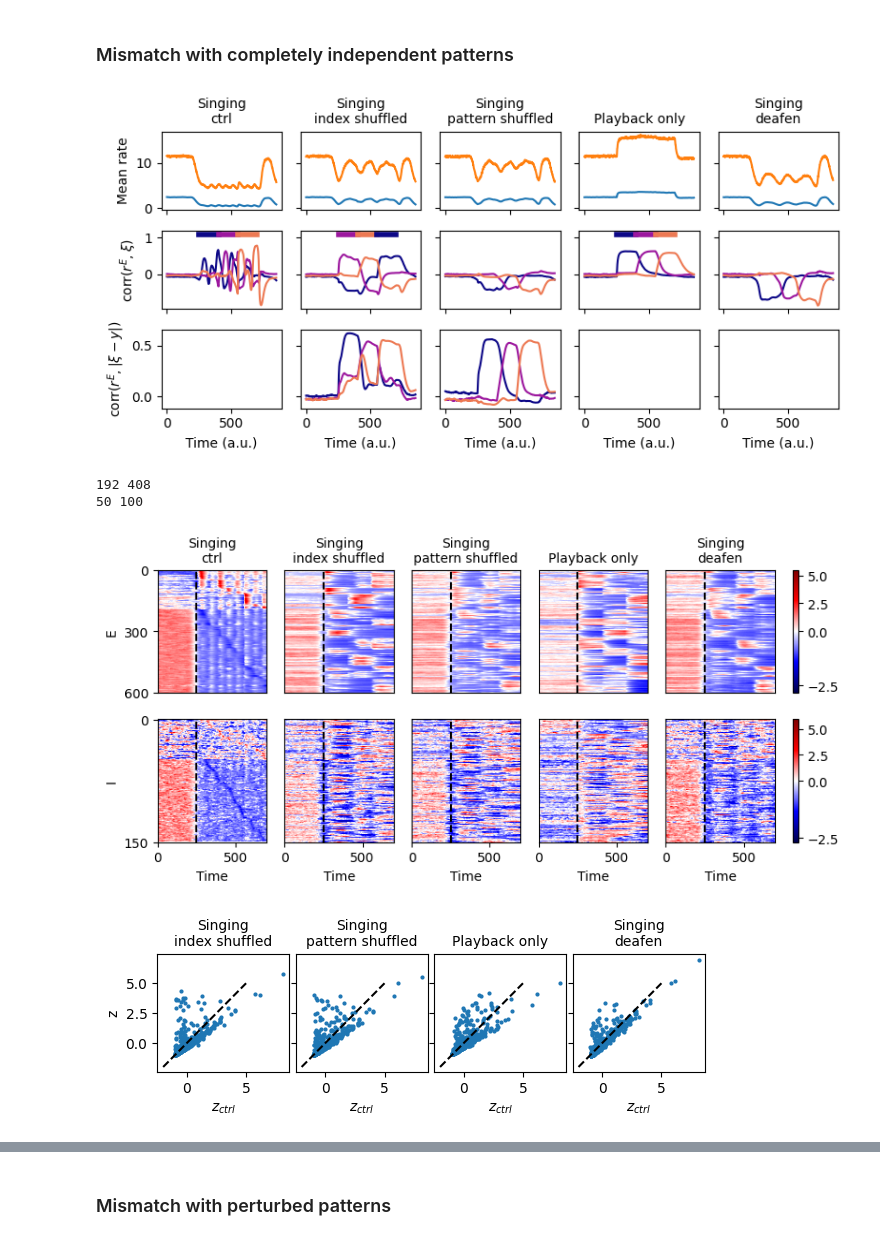
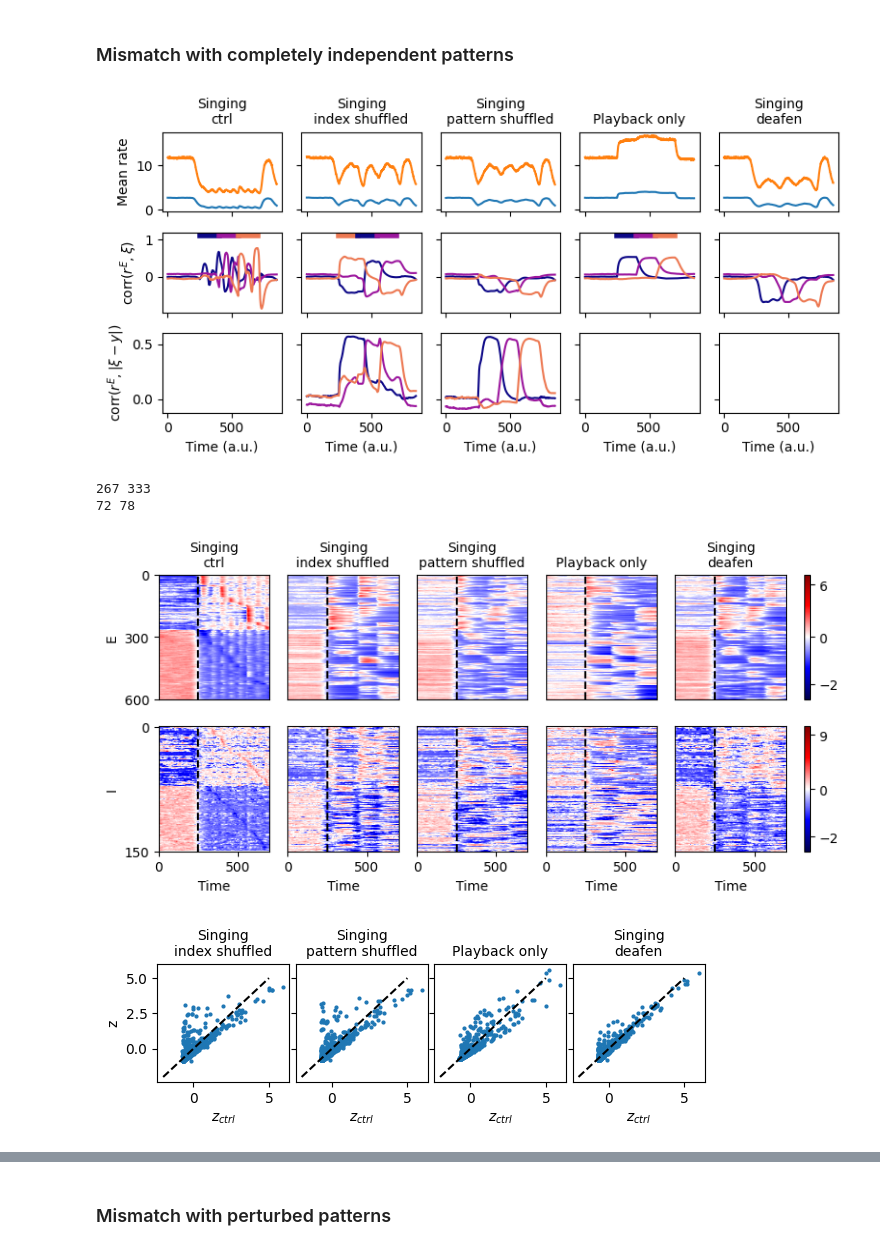
Before and after one commit to gongziyida/vocal-error-network, a Jupyter notebook: EI.ipynb, the cells around one changed output, grey strips where cells are left out. Saved outputs shown, nothing was run; the diff lists cells and outputs as text; code cells hidden in the pictures.

```diff
--- a/EI.ipynb
+++ b/EI.ipynb
@@ -35,11 +35,11 @@ aud[:T_burn] = rng.normal(0, 1, size=(T_burn, NE))
 gen = lognormal_gen
 # gen = const_gen
 c = 1
-JEE0, JEI0, JIE0, JII0 = np.array([0.2, 0.16, 0.25, 0.13])
-sEE, sEI, sIE, sII = np.array([JEE0, JEI0, JIE0, JII0]) * 0.9
-JEE = generate_matrix(NE, NE, gen(rng, JEE0, sEE), c=c) / np.sqrt(NE)
-JEI = generate_matrix(NE, NI, gen(rng, JEI0, sEI), c=c) / np.sqrt(NI)
-JIE = generate_matrix(NI, NE, gen(rng, JIE0, sIE), c=c) / np.sqrt(NE)
-JII = generate_matrix(NI, NI, gen(rng, JII0, sII), c=c) / np.sqrt(NI)
+JEE0, JEI0, JIE0, JII0 = np.array([0.2, 0.16, 0.25, 0.14])
+sEE, sEI, sIE, sII = np.array([JEE0, JEI0, JIE0, JII0]) * 0.7
+JEE = generate_matrix(NE, NE, gen, c, rng=rng, mean=JEE0, std=sEE) / np.sqrt(NE)
+JEI = generate_matrix(NE, NI, gen, c, rng=rng, mean=JEI0, std=sEI) / np.sqrt(NI)
+JIE = generate_matrix(NI, NE, gen, c, rng=rng, mean=JIE0, std=sIE) / np.sqrt(NE)
+JII = generate_matrix(NI, NI, gen, c, rng=rng, mean=JII0, std=sII) / np.sqrt(NI)
 plt.hist(JEE.flatten(), bins=50);
 # %% [output]
@@ -217,7 +217,7 @@ ax[1,0].set(ylabel=r'corr$(r^E, \xi)$')
 ax[2,0].set(ylabel=r'corr$(r^E, |\xi - y|)$')
 fig.tight_layout()
 # %% [output]
-[figure, old version]
+[figure, new version]
 # %%
 # fig, ax = plt.subplots(3, sharex='all')
 # i, j = 0, int(tsyl_end[2,0])
@@ -252,38 +252,40 @@ from matplotlib.colors import TwoSlopeNorm
 fig, ax = plt.subplots(2, len(tests)+1, figsize=(8, 4),
                        width_ratios=[1]*len(tests)+[0.05])
 ti, tj = T_burn//2, int(tsyl_end[2,0])
 zs = []
 for k, l in enumerate(tests):
     zs.append([normalize(l[0][ti:tj], axis=0), normalize(l[1][ti:tj], axis=0)])
 z1min = min(list(map(lambda _: _[0].min(), zs)))
 z1max = max(list(map(lambda _: _[0].max(), zs)))
 z2min = min(list(map(lambda _: _[1].min(), zs)))
 z2max = max(list(map(lambda _: _[1].max(), zs)))
 
 idxE = temporal_sort(zs[0][0], t0=T_burn-ti)[1]
 idxI = temporal_sort(zs[0][1], t0=T_burn-ti)[1]
 for k, ((z1, z2), l) in enumerate(zip(zs, test_names)):
     # Uncomment the below to sort case-by-case
     # idxE = temporal_sort(z1, t0=T_burn-i)[1]
     # idxI = temporal_sort(z2, t0=T_burn-i)[1]
     im = ax[0,k].imshow(z1[:,idxE].T, aspect='auto', cmap='seismic',
                         norm=TwoSlopeNorm(0, z1min, z1max))
-    fig.colorbar(im, cax=ax[0,-1])
+    cbar = fig.colorbar(im, cax=ax[0,-1])
+    cbar.set_ticks([np.ceil(z1min), 0, np.floor(z1max)-1])
     im = ax[1,k].imshow(z2[:,idxI].T, aspect='auto', cmap='seismic',
                         norm=TwoSlopeNorm(0, z2min, z2max))
-    fig.colorbar(im, cax=ax[1,-1])
+    cbar = fig.colorbar(im, cax=ax[1,-1])
+    cbar.set_ticks([np.ceil(z2min), 0, np.floor(z2max)-1])
     ax[0,k].axvline(T_burn-ti, ls='--', c='k')
     ax[1,k].axvline(T_burn-ti, ls='--', c='k')
     ax[0,k].set_title(l, fontsize=10)
     ax[0,k].set(xticks=[], yticks=[])
     ax[1,k].set(xlabel='Time', yticks=[])
 ax[0,0].set(ylabel='E', yticks=[0, 300, 600])
 ax[1,0].set(ylabel='I', yticks=[0, 150])
 fig.tight_layout()
 # %% [output]
-192 408
-50 100
+267 333
+72 78
-[figure, old version]
+[figure, new version]
 # %%
 ti, tj = T_burn//2, int(tsyl_end[0,0])
 zs = [normalize(t[0][ti:tj].mean(axis=0), axis=0) for t in tests]
@@ -296,7 +298,7 @@ for i, l in enumerate(test_names[1:]):
 ax[0].set(ylabel='z')
 fig.tight_layout(pad=0.1)
 # %% [output]
-[figure, old version]
+[figure, new version]
 # %%
 ti, tj = T_burn//2, int(tsyl_end[0,0])
 ls = [t[0][ti:tj].mean(axis=0) for t in tests]
```
Also changed, not shown: parts of 10 cells of this notebook, 2 other files.
